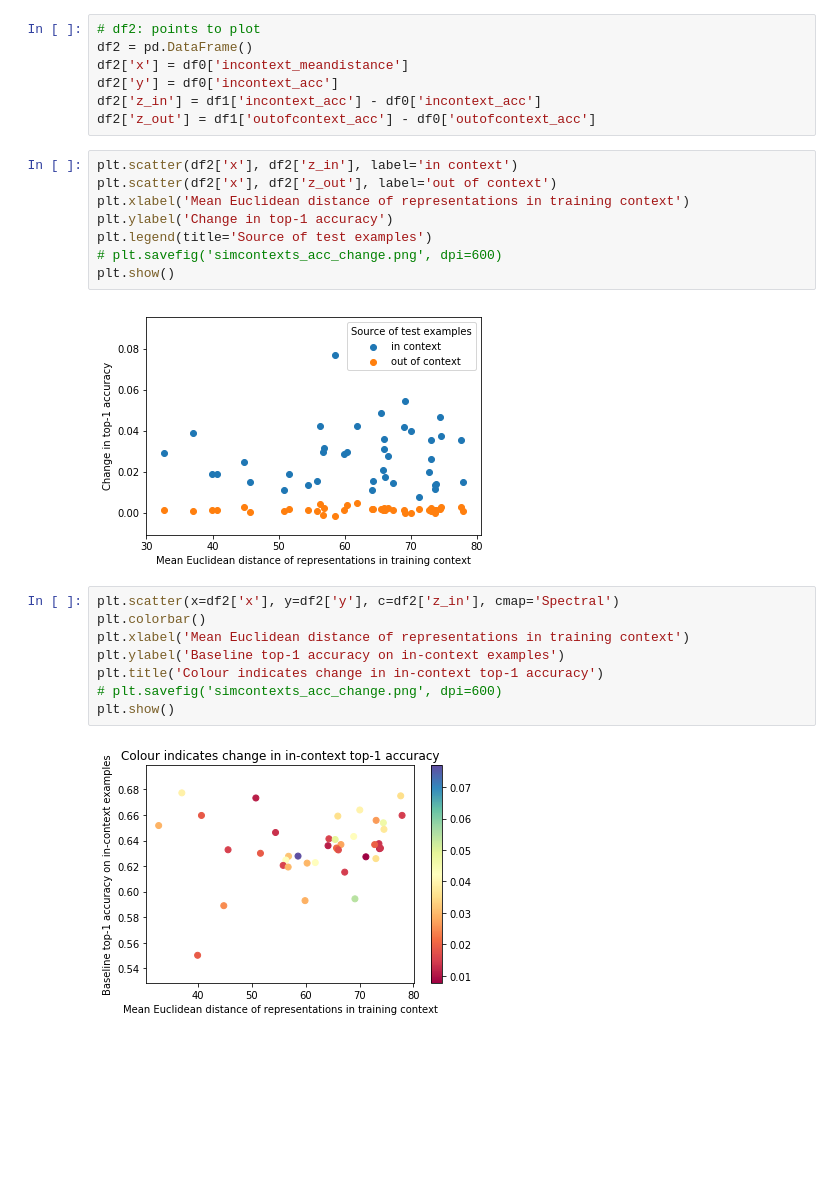
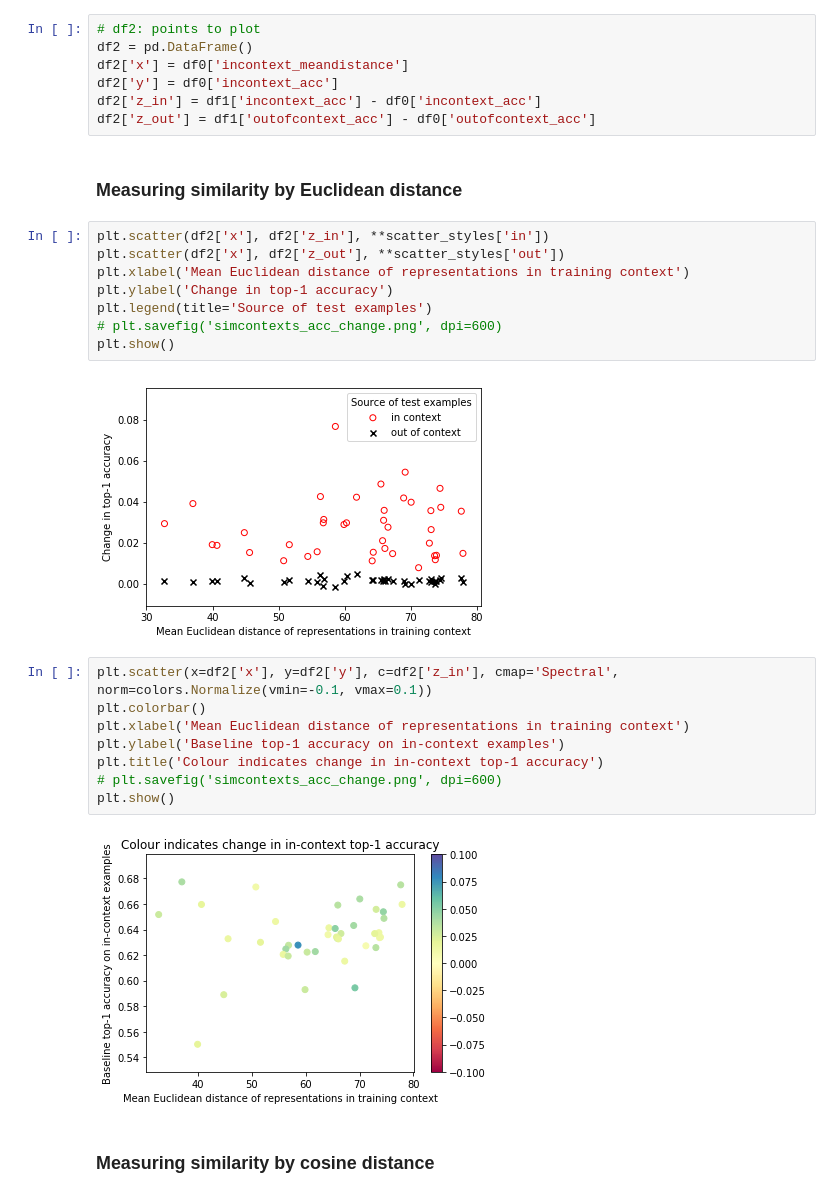
Before and after one commit to fbickfordsmith/attention-msc, a Jupyter notebook: plotting/plot_simcontexts_acc_v2.ipynb, the cells around one changed output. Drawn from its saved outputs; the diff is of its cells as text; blank space fills up the shorter version.

```diff
--- a/plotting/plot_simcontexts_acc_v2.ipynb
+++ b/plotting/plot_simcontexts_acc_v2.ipynb
@@ -46,26 +53,30 @@ df2['x'] = df0['incontext_meandistance']
 df2['y'] = df0['incontext_acc']
 df2['z_in'] = df1['incontext_acc'] - df0['incontext_acc']
 df2['z_out'] = df1['outofcontext_acc'] - df0['outofcontext_acc']
+# %% [markdown]
+### Measuring similarity by Euclidean distance
 # %%
-plt.scatter(df2['x'], df2['z_in'], label='in context')
-plt.scatter(df2['x'], df2['z_out'], label='out of context')
+plt.scatter(df2['x'], df2['z_in'], **scatter_styles['in'])
+plt.scatter(df2['x'], df2['z_out'], **scatter_styles['out'])
 plt.xlabel('Mean Euclidean distance of representations in training context')
 plt.ylabel('Change in top-1 accuracy')
 plt.legend(title='Source of test examples')
 # plt.savefig('simcontexts_acc_change.png', dpi=600)
 plt.show()
 # %% [output]
-[figure, old version]
+[figure, new version]
 # %%
-plt.scatter(x=df2['x'], y=df2['y'], c=df2['z_in'], cmap='Spectral')
+plt.scatter(x=df2['x'], y=df2['y'], c=df2['z_in'], cmap='Spectral', norm=colors.Normalize(vmin=-0.1, vmax=0.1))
 plt.colorbar()
 plt.xlabel('Mean Euclidean distance of representations in training context')
 plt.ylabel('Baseline top-1 accuracy on in-context examples')
 plt.title('Colour indicates change in in-context top-1 accuracy')
 # plt.savefig('simcontexts_acc_change.png', dpi=600)
 plt.show()
 # %% [output]
-[figure, old version]
+[figure, new version]
+# %% [markdown]
+### Measuring similarity by cosine distance
 # %%
 wnids = [line.rstrip('\n') for line in open(path_synsets)]
 wnid2ind = {wnid:ind for ind, wnid in enumerate(wnids)}
```
Also changed, not shown: parts of 16 cells of this notebook, 10 other files.
